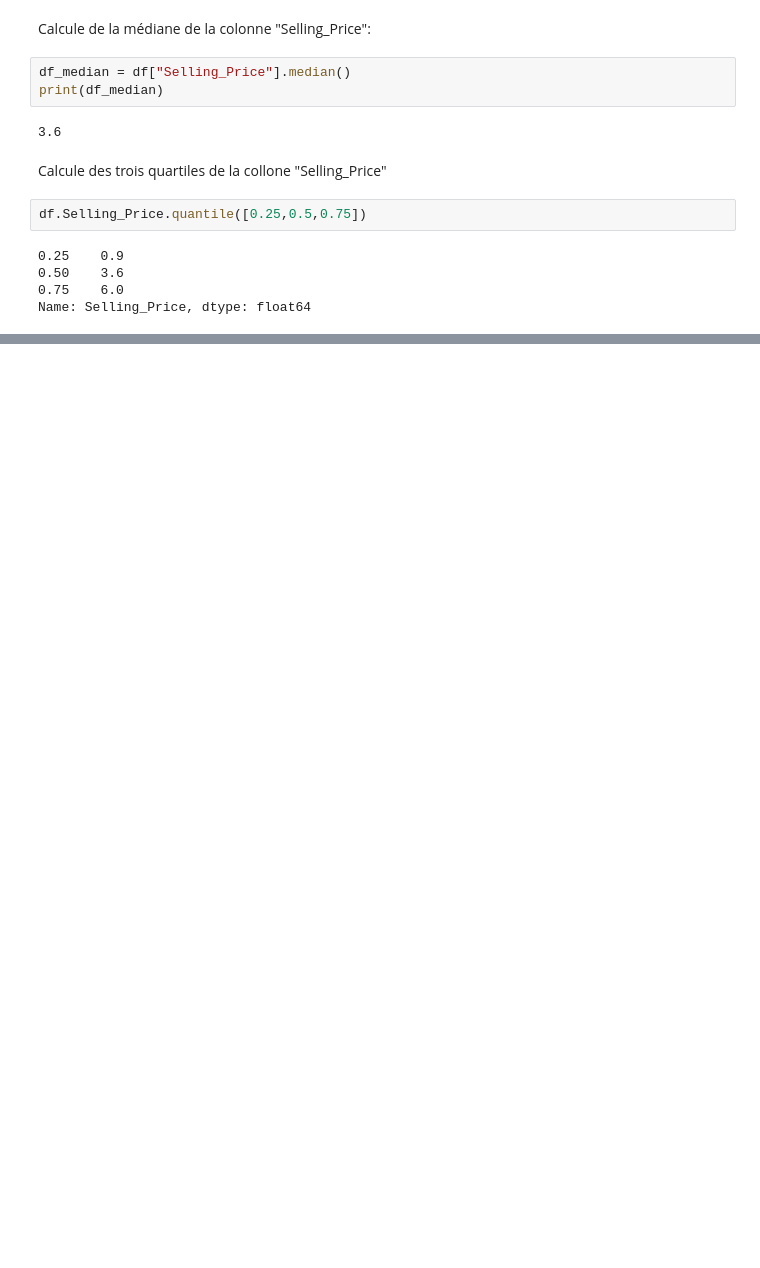
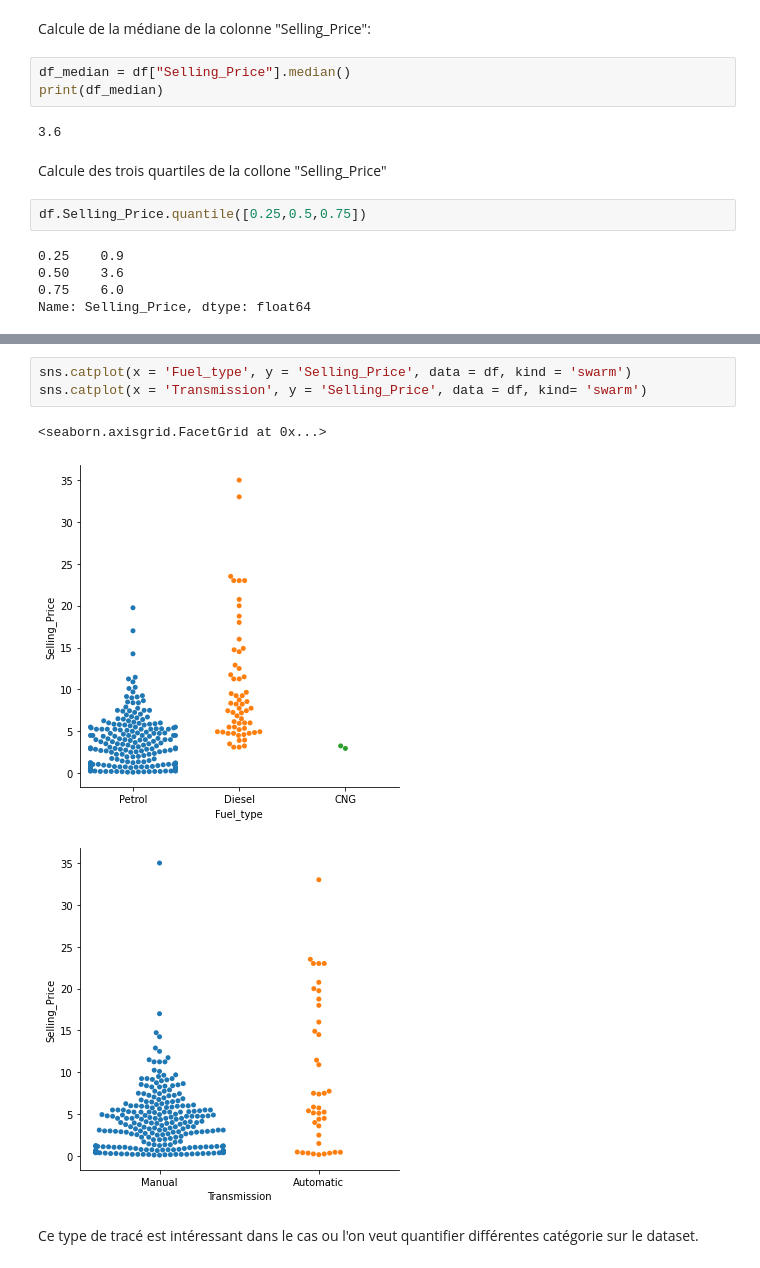
Before and after one commit to Ludo-R/CarPurchase-Project, a Jupyter notebook: carpurchase.ipynb, the cells around one changed output, grey strips where cells are left out. Saved outputs shown, nothing was run; the diff lists cells and outputs as text; blank space fills up the shorter version.

```diff
--- a/carpurchase.ipynb
+++ b/carpurchase.ipynb
@@ -67,0 +119,9 @@ plt.show()
+# %%
+sns.catplot(x = 'Fuel_type', y = 'Selling_Price', data = df, kind = 'swarm')
+sns.catplot(x = 'Transmission', y = 'Selling_Price', data = df, kind= 'swarm')
+# %% [output]
+<seaborn.axisgrid.FacetGrid at 0x...>
+[figure, added]
+[figure, added]
+# %% [markdown]
+Ce type de tracé est intéressant dans le cas ou l'on veut quantifier différentes catégorie sur le dataset.
```
Also changed, not shown: parts of 11 cells of this notebook.
